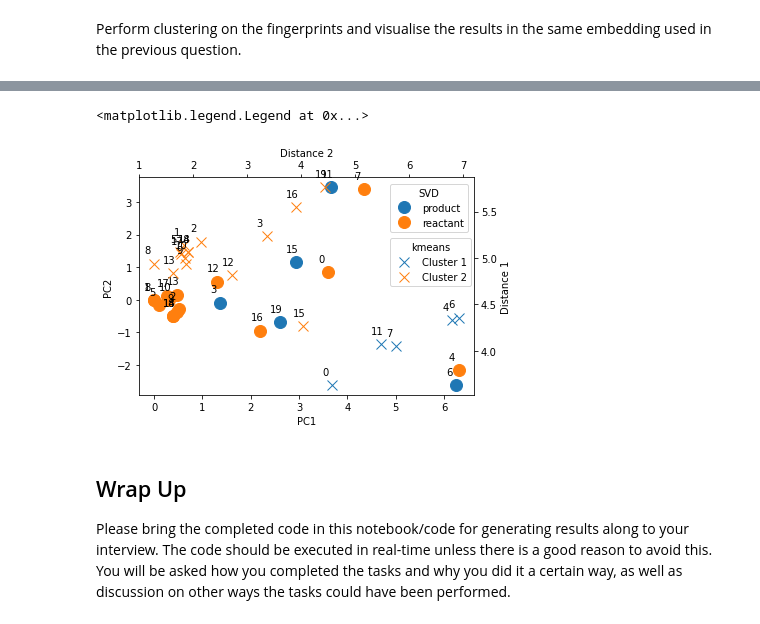
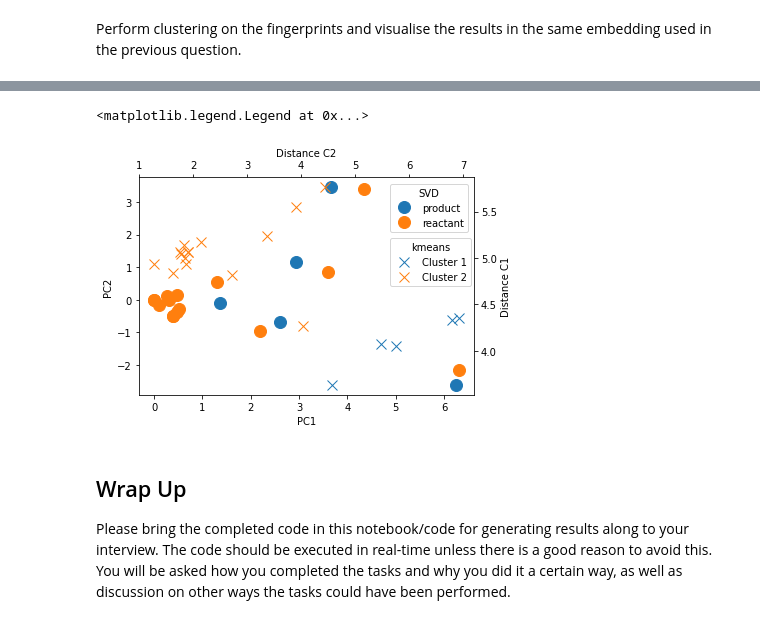
Before and after one commit to adhardy/Deepmatter-Interview, a Jupyter notebook: notebook/ds_nb_1.ipynb, the cells around one changed output, grey strips where cells are left out. Saved outputs shown, nothing was run; the diff lists cells and outputs as text; code cells hidden in the pictures.

```diff
--- a/notebook/ds_nb_1.ipynb
+++ b/notebook/ds_nb_1.ipynb
@@ -202,9 +199,8 @@ fingerprints
 Use whether the molecule's fingerprint was a reactant or product as the colour of the point.
 # %%
 from sklearn.decomposition import TruncatedSVD
-import pandas as pd
 
-num_components = 15
+num_components = 20
 
 # === Perform Dimentionality Reduction ===
 tSVD = TruncatedSVD(num_components) # tSVD rather than PCA for sparse matrix
@@ -220,5 +216,5 @@ fig_svd, ax_svd = plt.subplots()
 ax_svd = dr.get_axes(df_fingerprints_tSVD, ax_svd)
 
 # === Scree Plot ===
-fig_scree = dr.scree_plot(num_components, tSVD, columns)
+fig_scree = dr.scree_plot(num_components, tSVD, column_names)
 # %% [output]
@@ -261,0 +260,14 @@ ax_kmean.legend(["Cluster 1/Product", "Cluster 2/Reactant"])
+# %%
+# === high dimensional kmeans clustering ===
+n_clusters = 5
+kmeans = KMeans(n_clusters=n_clusters, random_state=0)
+fingerprints_kmean = kmeans.fit_transform(fingerprints)
+
+# === Convert to Dataframe ===
+column_names = dr.generate_column_names("Distance C", n_clusters)
+cluster_labels = kmeans.predict(fingerprints)+1 # cluster the molecule belongs to
+df_fingerprints_kmean = dr.reduced_dimensions_to_df(fingerprints_kmean, cluster_labels, column_names)
+
+fig, ax = plt.subplots()
+ax = dr.plot_n_dimensional_kmeans(df_fingerprints_kmean, ax)
+ax.get_legend().remove()
@@ -262,28 +278,28 @@ ax_kmean.legend(["Cluster 1/Product", "Cluster 2/Reactant"])
 # %%
 # === Plot SVD and k-means together ===
 
 fig = plt.figure() # place two plots on top of each other
 ax_svd_m = fig.add_subplot(111, label="pca")
 
 ax_svd_m.set_xlabel('PC1')
 ax_svd_m.set_ylabel('PC2')
 
 ax_kmeans_m = fig.add_subplot(111, label="kmeans", frame_on=False)
 ax_kmeans_m.xaxis.tick_top()
 ax_kmeans_m.yaxis.tick_right()
 ax_kmeans_m.set_xlabel('Distance C2')
 ax_kmeans_m.set_ylabel('Distance C1')
 ax_kmeans_m.xaxis.set_label_position('top')
 ax_kmeans_m.yaxis.set_label_position('right')
 
-ax_kmeans_m = dr.get_axes(df_fingerprints_kmean, ax_kmeans_m, marker="x", markersize=10, switch_xy=True)
-ax_svd_m = dr.get_axes(df_fingerprints_tSVD, ax_svd_m)
+ax_kmeans_m = dr.get_axes(df_fingerprints_kmean, ax_kmeans_m, marker="x", markersize=10, switch_xy=True, label_idx=False)
+ax_svd_m = dr.get_axes(df_fingerprints_tSVD, ax_svd_m, label_idx=False)
 
 ax_svd_m.legend(title="SVD", loc=[0.75, 0.75])
 ax_kmeans_m.legend(["Cluster 1", "Cluster 2"], title="kmeans", loc=[0.75, 0.5])
 # %% [output]
 <matplotlib.legend.Legend at 0x...>
-[figure, old version]
+[figure, new version]
 # %% [markdown]
 ## Wrap Up
 
```
Also changed, not shown: parts of 8 cells of this notebook, 1 other file.
